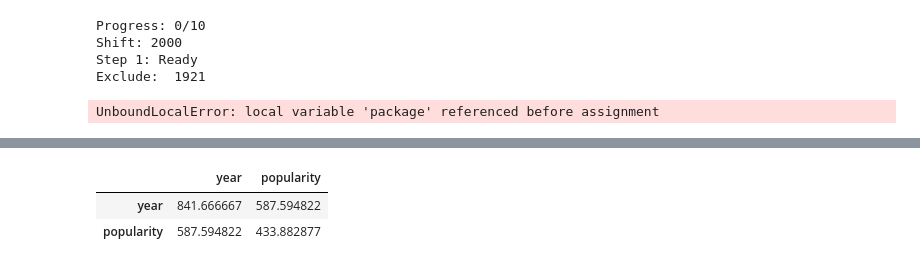
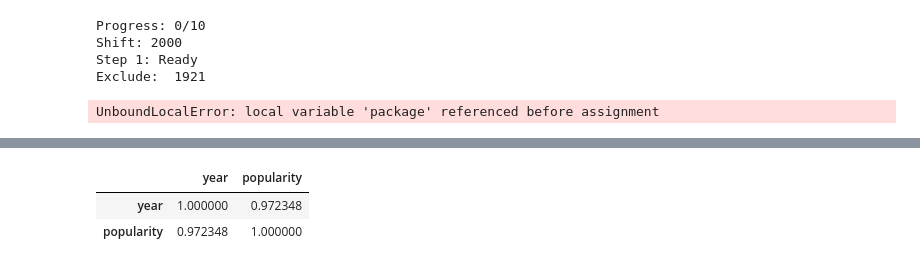
Before and after one commit to yamaceay/spotify, a Jupyter notebook: 2020_dataset/setup.ipynb, the cells around one changed output, grey strips where cells are left out. Drawn from its saved outputs; the diff is of its cells as text; code cells hidden in the pictures.

```diff
--- a/2020_dataset/setup.ipynb
+++ b/2020_dataset/setup.ipynb
@@ -268,8 +311,8 @@ dfz = pd.read_csv("data_by_year.csv").drop("Unnamed: 0", axis = 1)
 # %%
 dfz["year"] = dfz["year"].astype(int)
 # %%
-dfz[["year", "popularity"]]
+dfz[["year", "popularity"]].corr()
 # %% [output]
 |  | year | popularity |
-| year | 841.666667 | 587.594822 |
-| popularity | 587.594822 | 433.882877 |
+| year | 1.000000 | 0.972348 |
+| popularity | 0.972348 | 1.000000 |
```
Also changed, not shown: parts of 13 cells of this notebook, 9 other files.
